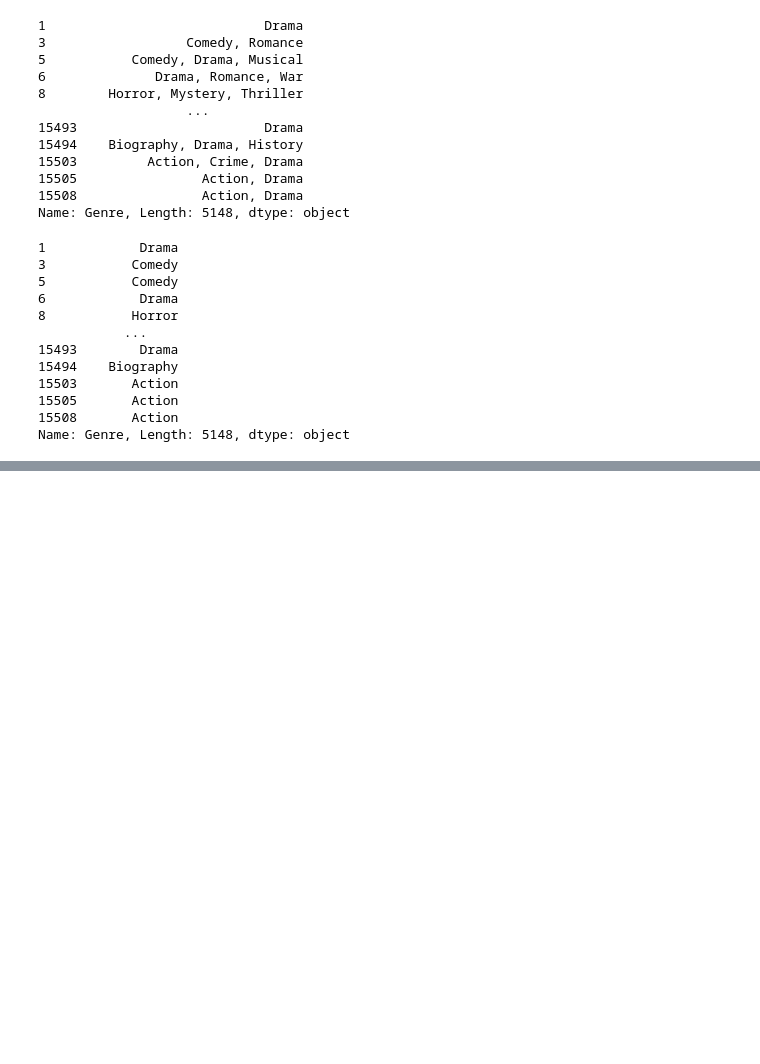
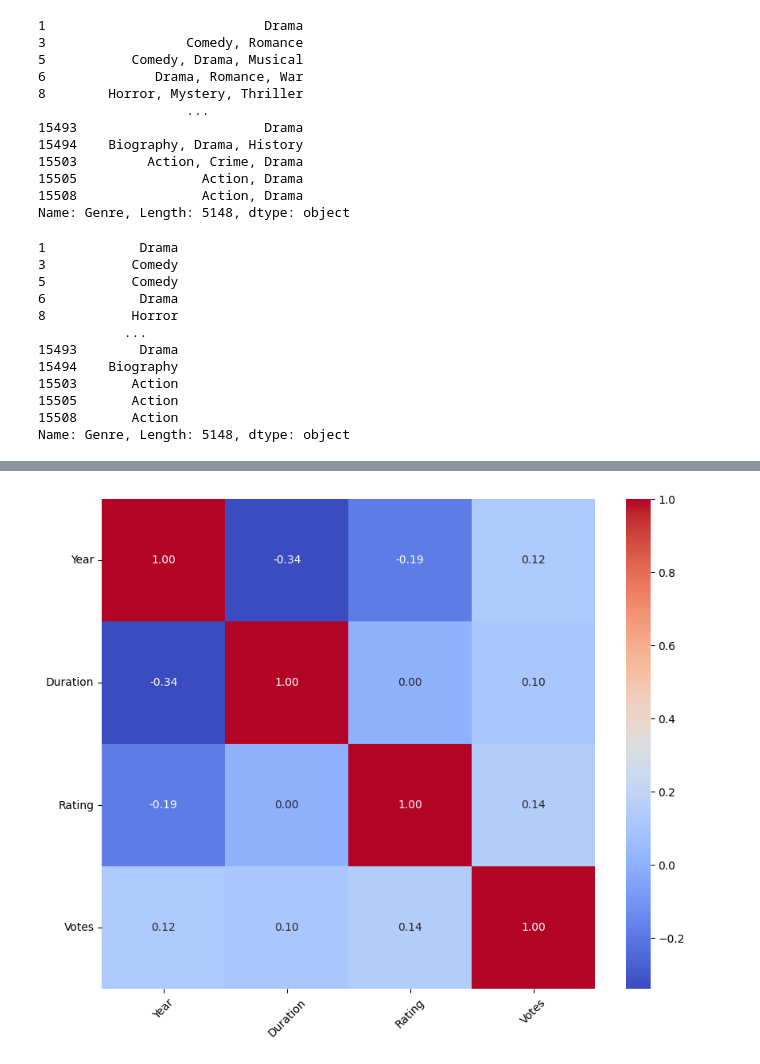
Before and after one commit to ankitajaswal/CODSOFT, a Jupyter notebook: Task 2/Testbench2.ipynb, the cells around one changed output, grey strips where cells are left out. Drawn from its saved outputs; the diff is of its cells as text; code cells hidden in the pictures; blank space fills up the shorter version.

Commit message:
processing data and visualization

```diff
--- a/Task 2/Testbench2.ipynb
+++ b/Task 2/Testbench2.ipynb
@@ -220,0 +280,20 @@ df_clean = pd.read_csv('clean_movie_data.csv')
+# %%
+# Now, we can create a correlation matrix from the numerical columns of the clean dataset
+numerical_df = df_clean.select_dtypes(include=['int64', 'float64', 'int32'])
+
+# Calculate the correlation matrix
+corr_matrix = numerical_df.corr()
+
+plt.figure(figsize=(10, 8))
+
+# Draw the heatmap
+sns.heatmap(corr_matrix, annot=True, fmt=".2f", cmap='coolwarm')
+
+# Adjust layout for better readability
+plt.xticks(rotation=45, ha='center')
+plt.yticks(rotation=0)
+
+# Show plot
+plt.show()
+# %% [output]
+[figure, added]
```
Also changed, not shown: parts of 13 cells of this notebook.
